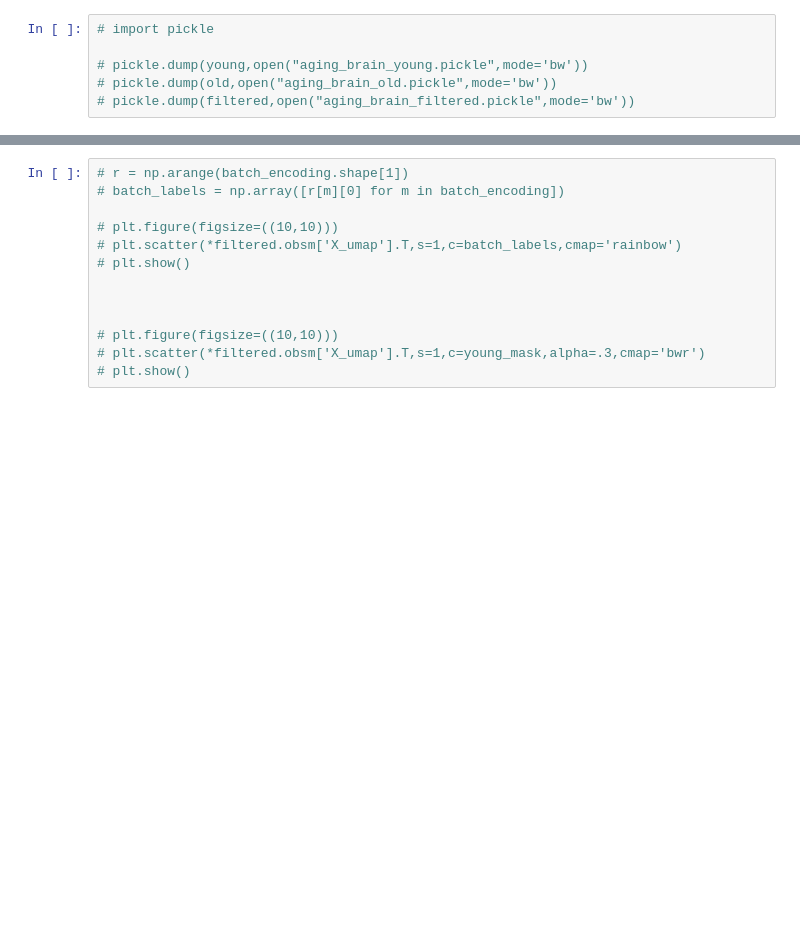
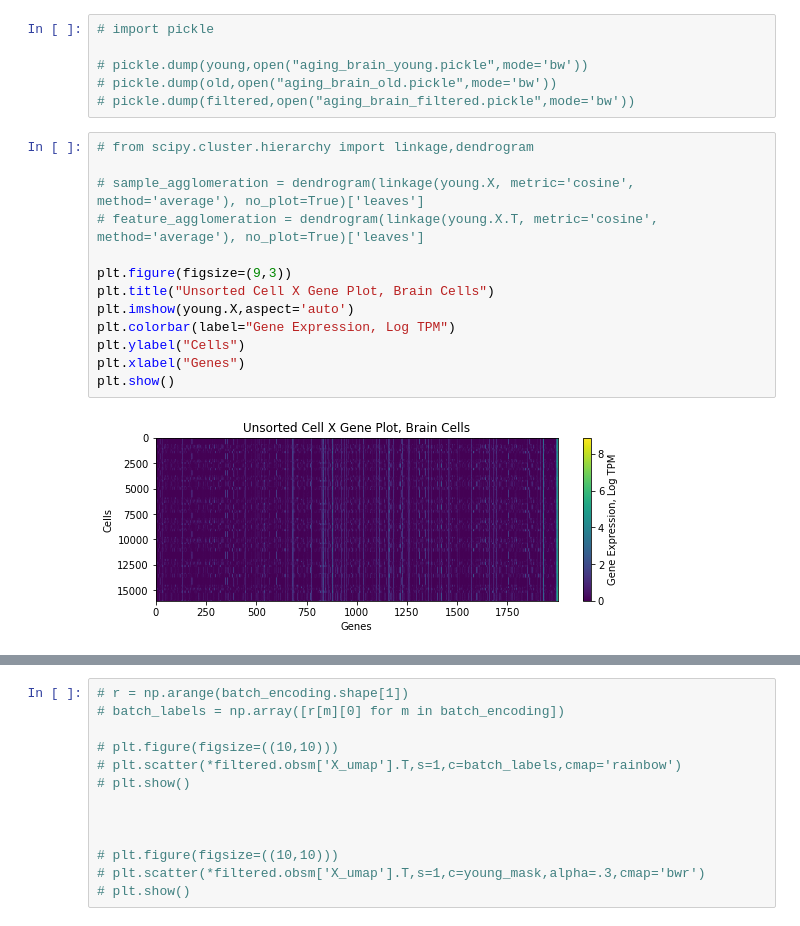
Before and after one commit to bbrener1/rusty_forest_v3, a Jupyter notebook: work/scanpy_aging_brain_2.ipynb, the cells around one changed output, grey strips where cells are left out. Saved outputs shown, nothing was run; the diff lists cells and outputs as text; blank space fills up the shorter version.

```diff
--- a/work/scanpy_aging_brain_2.ipynb
+++ b/work/scanpy_aging_brain_2.ipynb
@@ -137,6 +137,21 @@
 # pickle.dump(young,open("aging_brain_young.pickle",mode='bw'))
 # pickle.dump(old,open("aging_brain_old.pickle",mode='bw'))
 # pickle.dump(filtered,open("aging_brain_filtered.pickle",mode='bw'))
+# %%
+# from scipy.cluster.hierarchy import linkage,dendrogram
+
+# sample_agglomeration = dendrogram(linkage(young.X, metric='cosine', method='average'), no_plot=True)['leaves']
+# feature_agglomeration = dendrogram(linkage(young.X.T, metric='cosine', method='average'), no_plot=True)['leaves']
+
+plt.figure(figsize=(9,3))
+plt.title("Unsorted Cell X Gene Plot, Brain Cells")
+plt.imshow(young.X,aspect='auto')
+plt.colorbar(label="Gene Expression, Log TPM")
+plt.ylabel("Cells")
+plt.xlabel("Genes")
+plt.show()
+# %% [output]
+[figure, added]
 # %%
 # Basic scanpy processing:
 
```
Also changed, not shown: parts of 24 cells of this notebook, 1 other file.
